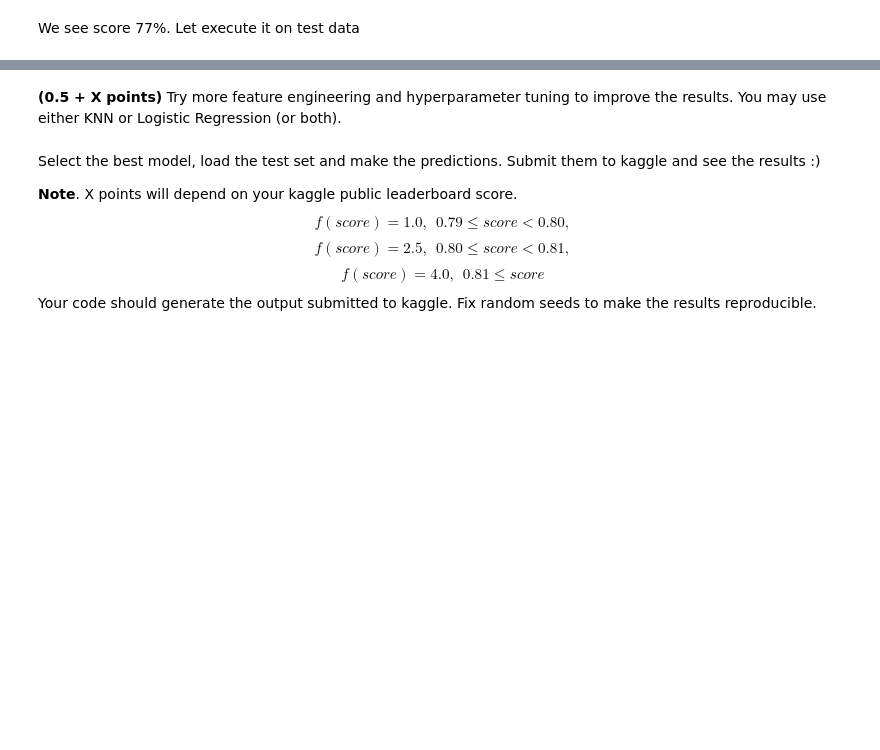
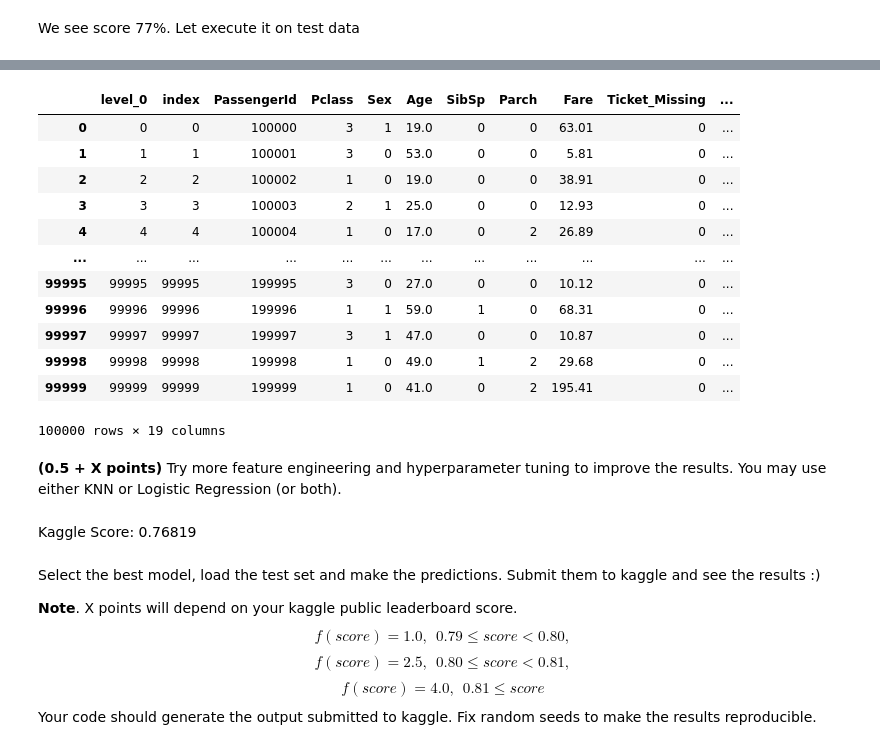
Before and after one commit to alaksiej-karalou/rsschool-ml-2022q1-public, a Jupyter notebook: 5/hw_classification.ipynb, the cells around one changed output, grey strips where cells are left out. Drawn from its saved outputs; the diff is of its cells as text; code cells hidden in the pictures; blank space fills up the shorter version.

Commit message:
Finalized

```diff
--- a/5/hw_classification.ipynb
+++ b/5/hw_classification.ipynb
@@ -890,7 +1219,7 @@ We take:
 # %%
 model_df = pd.DataFrame({
     'model': [log_model, log_balanced_model, knn_models['model'][9], knn_models['model_dist'][9]],
-    'test_score': [0.76995, 0.7621, 0.75236, 0.7]
+    'test_score': [0.7698, 0.76585, 0.75635, 0.74735]
 })
 # %%
 model_preds=model_df.apply(lambda row: knn_to_value(row['model'].predict(x_test)) * row["test_score"], axis = 1, result_type='expand')
@@ -908,4 +1261,5 @@ metrics.accuracy_score(y_pred = model_final_preds, y_true = y_test)
 # %% [markdown]
 We see score 77%. Let execute it on test data
 # %%
-model_df.apply(lambda row: knn_to_value(row['model'].predict(data_test)) * row["test_score"], axis = 1, result_type='expand')
+model_preds=model_df.apply(lambda row: knn_to_value(row['model'].predict(data_test)) * row["test_score"], axis = 1, result_type='expand')
+model_preds
@@ -911,0 +1273,3 @@ model_df.apply(lambda row: knn_to_value(row['model'].predict(data_test)) * row["
+# %%
+model_final_preds=(model_preds.sum()>pos_score).astype('int')
+model_final_preds
@@ -912,2 +1289,20 @@ model_df.apply(lambda row: knn_to_value(row['model'].predict(data_test)) * row["
+# %%
+data_test.reset_index(inplace=True)
+data_test['Survived']=model_final_preds
+data_test
+# %% [output]
+|  | level_0 | index | PassengerId | Pclass | Sex | Age | SibSp | Parch | Fare | Ticket_Missing | ... |
+| 0 | 0 | 0 | 100000 | 3 | 1 | 19.0 | 0 | 0 | 63.01 | 0 | ... |
+| 1 | 1 | 1 | 100001 | 3 | 0 | 53.0 | 0 | 0 | 5.81 | 0 | ... |
+| 2 | 2 | 2 | 100002 | 1 | 0 | 19.0 | 0 | 0 | 38.91 | 0 | ... |
+| 3 | 3 | 3 | 100003 | 2 | 1 | 25.0 | 0 | 0 | 12.93 | 0 | ... |
+| 4 | 4 | 4 | 100004 | 1 | 0 | 17.0 | 0 | 2 | 26.89 | 0 | ... |
+| ... | ... | ... | ... | ... | ... | ... | ... | ... | ... | ... | ... |
+| 99995 | 99995 | 99995 | 199995 | 3 | 0 | 27.0 | 0 | 0 | 10.12 | 0 | ... |
+| 99996 | 99996 | 99996 | 199996 | 1 | 1 | 59.0 | 1 | 0 | 68.31 | 0 | ... |
+| 99997 | 99997 | 99997 | 199997 | 3 | 1 | 47.0 | 0 | 0 | 10.87 | 0 | ... |
+| 99998 | 99998 | 99998 | 199998 | 1 | 0 | 49.0 | 1 | 2 | 29.68 | 0 | ... |
+| 99999 | 99999 | 99999 | 199999 | 1 | 0 | 41.0 | 0 | 2 | 195.41 | 0 | ... |
+100000 rows × 19 columns
 # %% [markdown]
 **(0.5 + X points)** Try more feature engineering and hyperparameter tuning to improve the results. You may use either KNN or Logistic Regression (or both).
@@ -916,3 +1311,5 @@ model_df.apply(lambda row: knn_to_value(row['model'].predict(data_test)) * row["
+# %% [markdown]
+Kaggle Score: 0.76819
 # %% [markdown]
 Select the best model, load the test set and make the predictions. Submit them to kaggle and see the results :)
 
```
Also changed, not shown: parts of 57 cells of this notebook, 1 other file.
